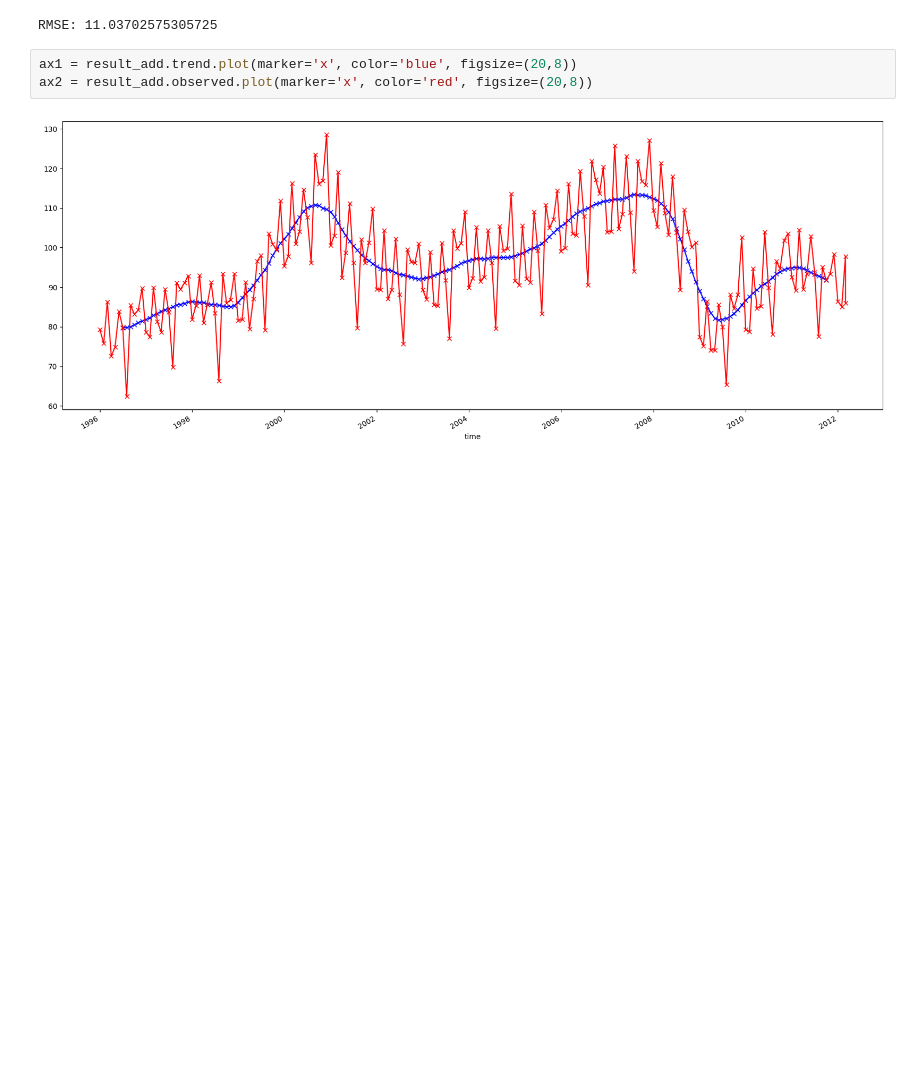
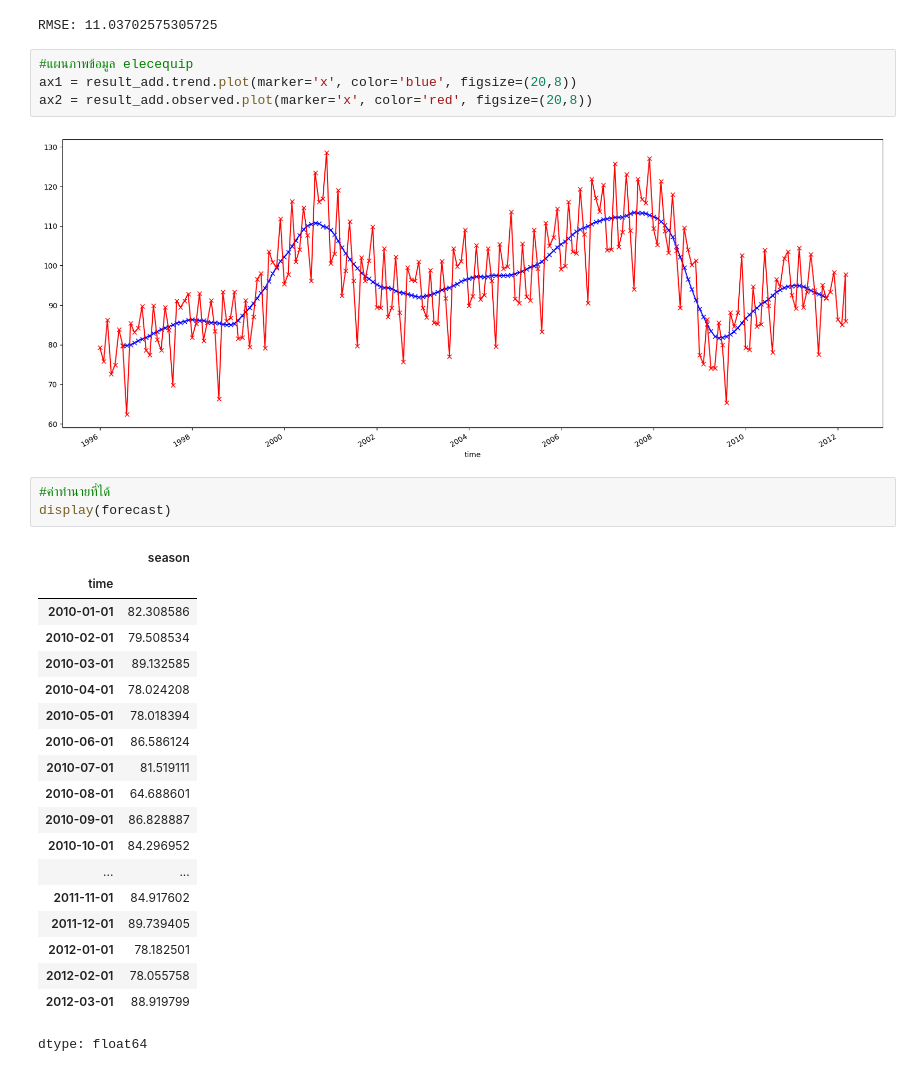
Before and after one commit to Siriprapa-tewee/229351, a Jupyter notebook: 229351_LAB07.ipynb, the cells around one changed output. Drawn from its saved outputs; the diff is of its cells as text; blank space fills up the shorter version.

```diff
--- a/229351_LAB07.ipynb
+++ b/229351_LAB07.ipynb
@@ -210,7 +210,31 @@ print(f"RMSE: {rmse_value}")
 # %% [output]
 RMSE: 11.03702575305725
 # %%
+#แผนภาพข้อมูล elecequip
 ax1 = result_add.trend.plot(marker='x', color='blue', figsize=(20,8))
 ax2 = result_add.observed.plot(marker='x', color='red', figsize=(20,8))
 # %% [output]
 [figure]
+# %%
+#ค่าทำนายที่ได้
+display(forecast)
+# %% [output]
+|  | season |
+| time |  |
+| 2010-01-01 | 82.308586 |
+| 2010-02-01 | 79.508534 |
+| 2010-03-01 | 89.132585 |
+| 2010-04-01 | 78.024208 |
+| 2010-05-01 | 78.018394 |
+| 2010-06-01 | 86.586124 |
+| 2010-07-01 | 81.519111 |
+| 2010-08-01 | 64.688601 |
+| 2010-09-01 | 86.828887 |
+| 2010-10-01 | 84.296952 |
+| ... | ... |
+| 2011-11-01 | 84.917602 |
+| 2011-12-01 | 89.739405 |
+| 2012-01-01 | 78.182501 |
+| 2012-02-01 | 78.055758 |
+| 2012-03-01 | 88.919799 |
+dtype: float64
```
Also changed, not shown: parts of 1 cell of this notebook.
